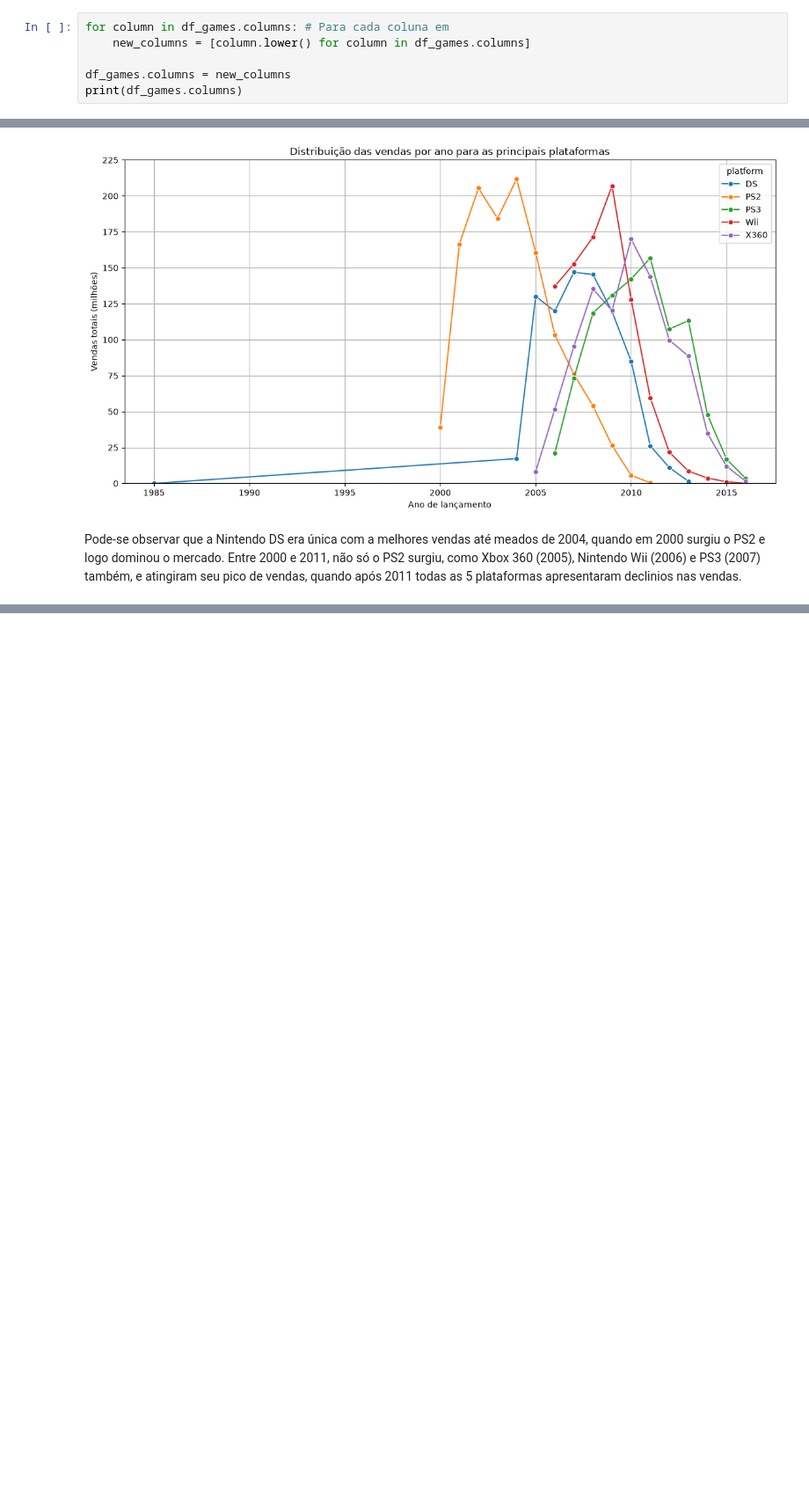
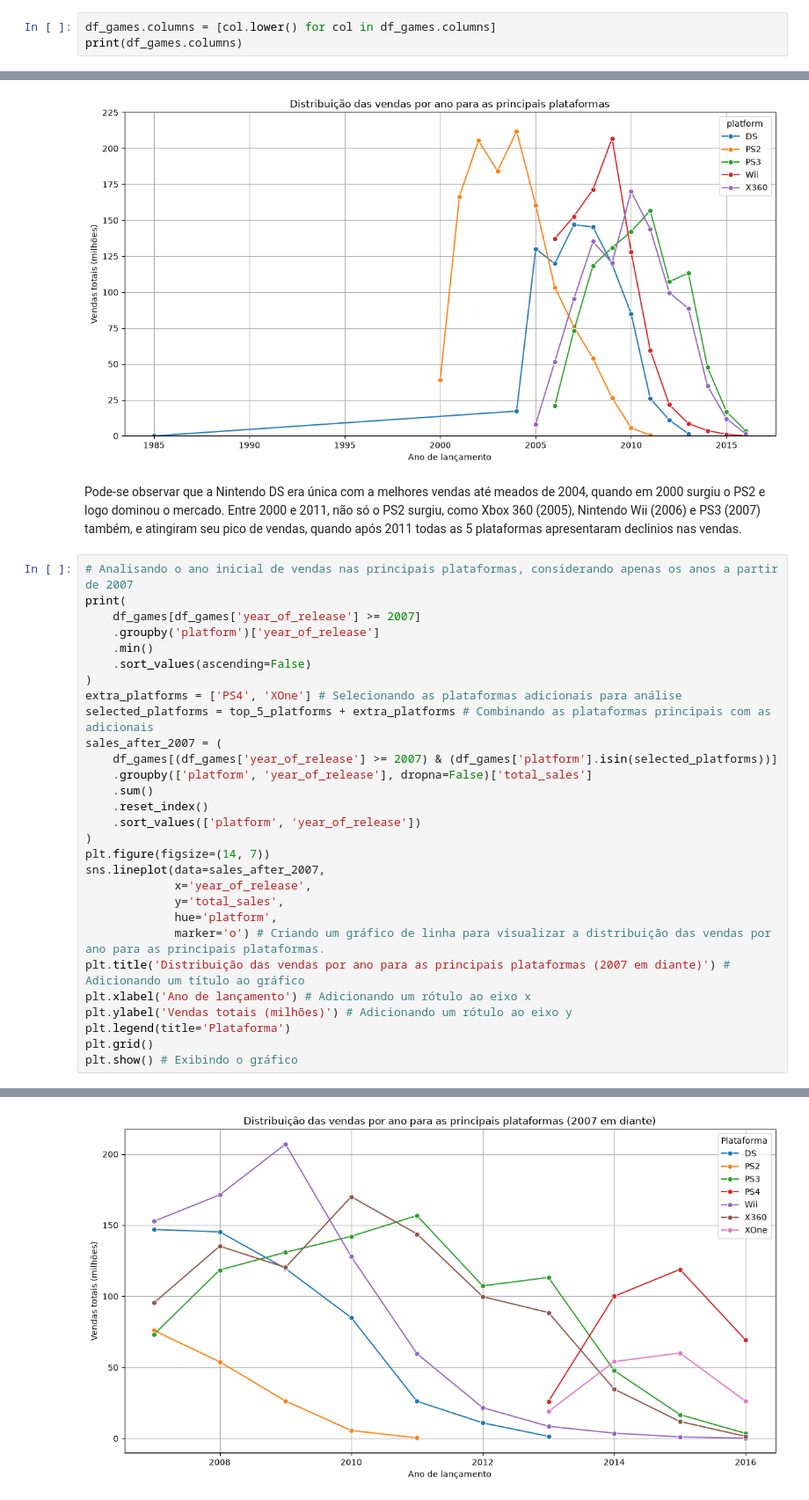
Before and after one commit to vitorcalelo/data-analysis-coursework, a Jupyter notebook: sprint-06-integrated-project-1/integrated-project-1.ipynb, the cells around one changed output, grey strips where cells are left out. Shown at 88% size. Drawn from its saved outputs; the diff is of its cells as text; blank space fills up the shorter version.

```diff
--- a/sprint-06-integrated-project-1/integrated-project-1.ipynb
+++ b/sprint-06-integrated-project-1/integrated-project-1.ipynb
@@ -40,10 +40,7 @@ print(df_games.sample(15)) # Exibindo uma amostra aleatória de 5 linhas do Data
 - Depois converto os dados para os tipos necessários
 - Averiguo os ausentes e tomo decisões de como lidar com eles
 # %%
-for column in df_games.columns: # Para cada coluna em
-    new_columns = [column.lower() for column in df_games.columns]
-
-df_games.columns = new_columns
+df_games.columns = [col.lower() for col in df_games.columns]
 print(df_games.columns)
 # %% [output]
 Index(['name', 'platform', 'year_of_release', 'genre', 'na_sales', 'eu_sales',
@@ -162,3 +154,33 @@ plt.show() # Exibindo o gráfico
 [figure]
 # %% [markdown]
 Pode-se observar que a Nintendo DS era única com a melhores vendas até meados de 2004, quando em 2000 surgiu o PS2 e logo dominou o mercado. Entre 2000 e 2011, não só o PS2 surgiu, como Xbox 360 (2005), Nintendo Wii (2006) e PS3 (2007) também, e atingiram seu pico de vendas, quando após 2011 todas as 5 plataformas apresentaram declinios nas vendas.
+# %%
+# Analisando o ano inicial de vendas nas principais plataformas, considerando apenas os anos a partir de 2007
+print(
+    df_games[df_games['year_of_release'] >= 2007]
+    .groupby('platform')['year_of_release']
+    .min()
+    .sort_values(ascending=False)
+)
+extra_platforms = ['PS4', 'XOne'] # Selecionando as plataformas adicionais para análise
+selected_platforms = top_5_platforms + extra_platforms # Combinando as plataformas principais com as adicionais
+sales_after_2007 = (
+    df_games[(df_games['year_of_release'] >= 2007) & (df_games['platform'].isin(selected_platforms))]
+    .groupby(['platform', 'year_of_release'], dropna=False)['total_sales']
+    .sum()
+    .reset_index()
+    .sort_values(['platform', 'year_of_release'])
+)
+plt.figure(figsize=(14, 7))
+sns.lineplot(data=sales_after_2007,
+             x='year_of_release',
+             y='total_sales',
+             hue='platform',
+             marker='o') # Criando um gráfico de linha para visualizar a distribuição das vendas por ano para as principais plataformas.
+plt.title('Distribuição das vendas por ano para as principais plataformas (2007 em diante)') # Adicionando um título ao gráfico
+plt.xlabel('Ano de lançamento') # Adicionando um rótulo ao eixo x
+plt.ylabel('Vendas totais (milhões)') # Adicionando um rótulo ao eixo y
+plt.legend(title='Plataforma')
+plt.grid()
+plt.show() # Exibindo o gráfico
+# %% [output]
@@ -164,0 +205 @@ Pode-se observar que a Nintendo DS era única com a melhores vendas até meados
+[figure, added]
```
Also changed, not shown: parts of 7 cells of this notebook.
